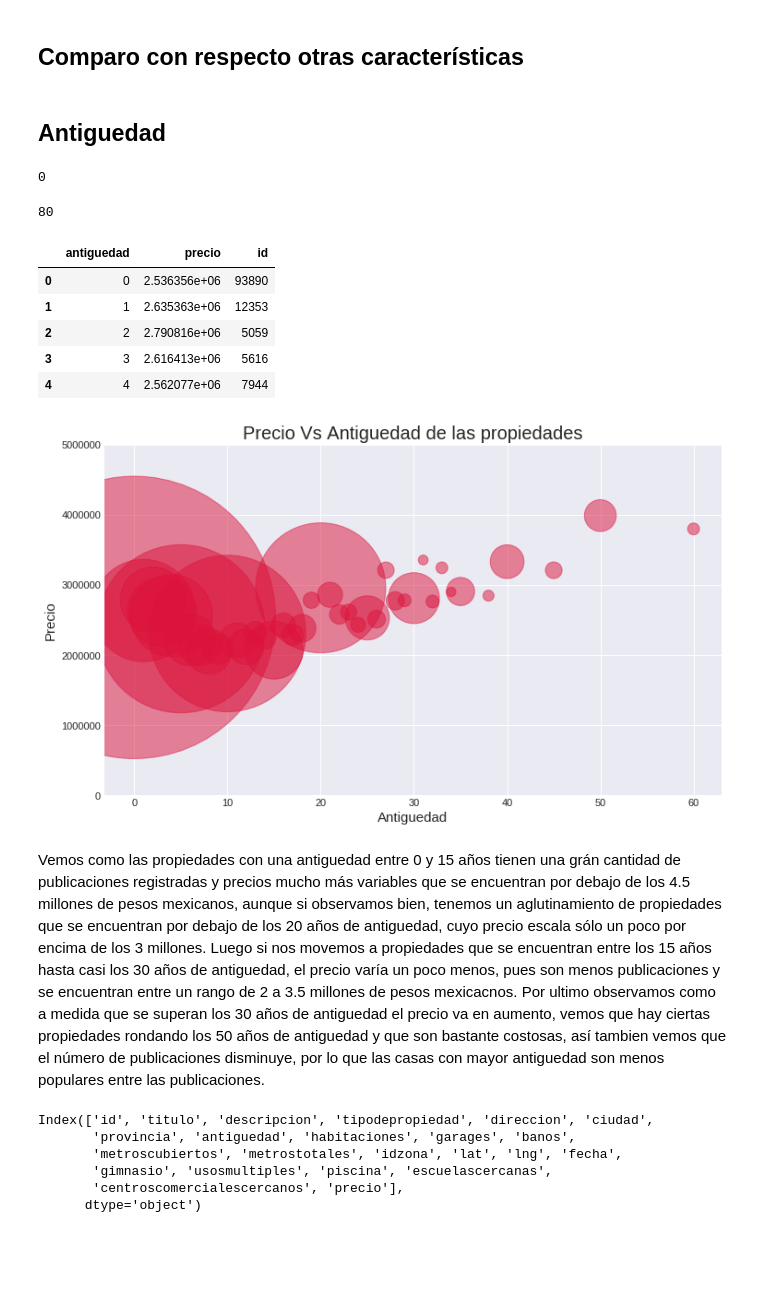
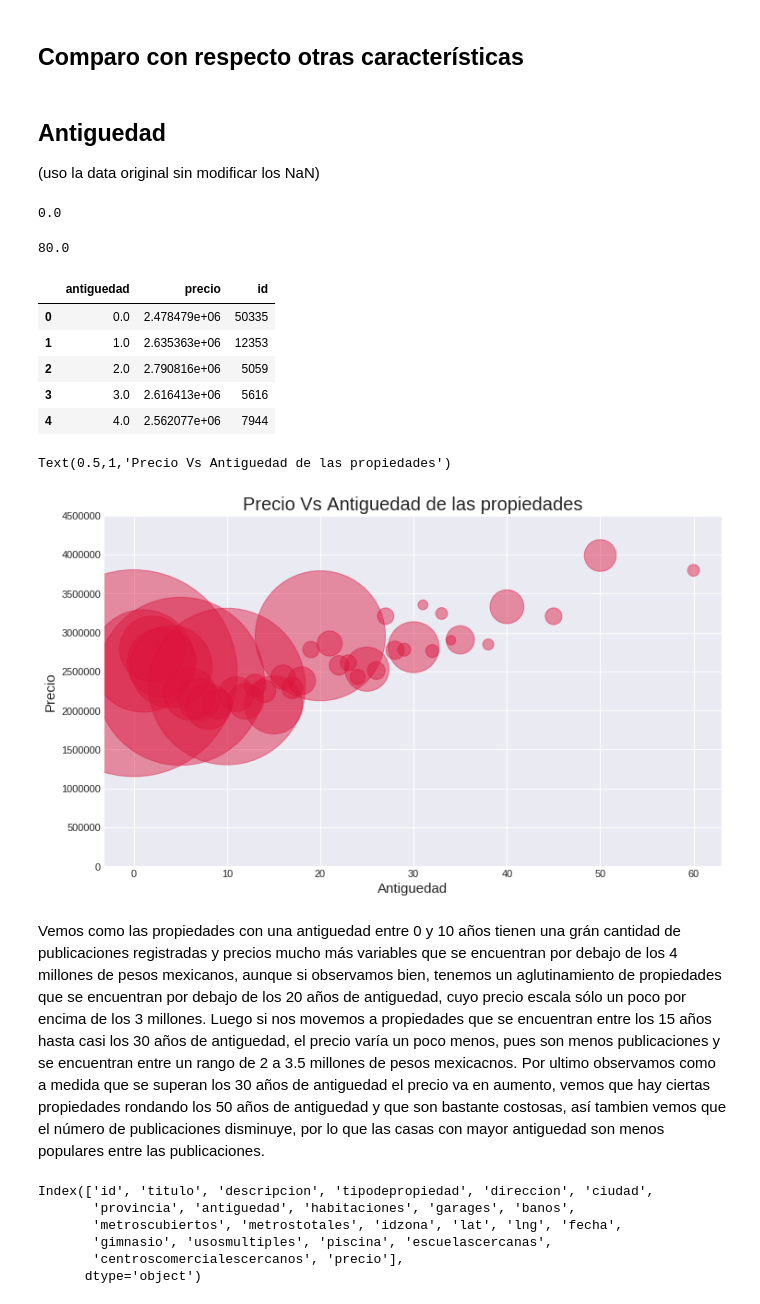
Before and after one commit to luctiz/Grupo43-TP1, a Jupyter notebook: AnalisisSobrePrecio.ipynb, the cells around one changed output. Cells and saved outputs as stored; diff of their text form; code cells hidden in the pictures; blank space fills up the shorter version.

```diff
--- a/AnalisisSobrePrecio.ipynb
+++ b/AnalisisSobrePrecio.ipynb
@@ -284,42 +284,44 @@ Vemos como las propiedades con centros comerciales cercanos y con escuelas cerca
 Vemos que hay una poca cantidad de publicaciones con precios super variados, desde bajos hasta muy altos, pero a medida que la cantidad de publicaciones aumenta el precio comienza a disminuir, por lo que parecen ser mucho más populares las publicaciones de propiedades que posean éstas características y se encuentren a un precio relativamente bajo.
 # %% [markdown]
 ## Comparo con respecto otras características
-# %% [markdown]
-## Antiguedad
+# %% [markdown]
+## Antiguedad
+
+(uso la data original sin modificar los NaN)
 # %%
-df.antiguedad.min()
+data.antiguedad.min()
 # %% [output]
-0
+0.0
 # %%
-df.antiguedad.max()
+data.antiguedad.max()
 # %% [output]
-80
+80.0
 # %%
-precio_antiguedad = df[['precio', 'antiguedad', 'id']].loc[~(df.antiguedad.isnull())].groupby('antiguedad').agg({'precio': 'mean', 'id':'count'}).reset_index()
+precio_antiguedad = data[['precio', 'antiguedad', 'id']].loc[~(df.antiguedad.isnull())].groupby('antiguedad').agg({'precio': 'mean', 'id':'count'}).reset_index()
 precio_antiguedad.head()
 # %% [output]
 |  | antiguedad | precio | id |
-| 0 | 0 | 2.536356e+06 | 93890 |
-| 1 | 1 | 2.635363e+06 | 12353 |
-| 2 | 2 | 2.790816e+06 | 5059 |
-| 3 | 3 | 2.616413e+06 | 5616 |
-| 4 | 4 | 2.562077e+06 | 7944 |
+| 0 | 0.0 | 2.478479e+06 | 50335 |
+| 1 | 1.0 | 2.635363e+06 | 12353 |
+| 2 | 2.0 | 2.790816e+06 | 5059 |
+| 3 | 3.0 | 2.616413e+06 | 5616 |
+| 4 | 4.0 | 2.562077e+06 | 7944 |
 # %%
 #Voy a filtrar las antiguedades que contengan menos de 100 publicaciones, así evitamos a la "ecuación más peligros del mundo"
 precio_antiguedad = precio_antiguedad.loc[precio_antiguedad.id >= 100]
 # %%
 plt.figure(figsize = (12,7))
 plt.style.use('seaborn-darkgrid')
-plt.scatter(precio_antiguedad['antiguedad'], precio_antiguedad['precio'], s = precio_antiguedad['id'], color = 'crimson', alpha = 0.5)
+plt.scatter(precio_antiguedad['antiguedad'], precio_antiguedad['precio'], s = precio_antiguedad['id'], color = 'crimson', alpha = 0.45)
 plt.xlabel('Antiguedad', fontsize = 15)
 plt.ylabel('Precio', fontsize = 15)
-plt.ylim(0,5000000)
+plt.yticks(range(0,5000000, 500000))
 plt.title('Precio Vs Antiguedad de las propiedades', fontsize = 20)
-plt.show()
 # %% [output]
+Text(0.5,1,'Precio Vs Antiguedad de las propiedades')
-[figure, old version]
+[figure, new version]
 # %% [markdown]
-Vemos como las propiedades con una antiguedad entre 0 y 15 años tienen una grán cantidad de publicaciones registradas y precios mucho más variables que se encuentran por debajo de los 4.5 millones de pesos mexicanos, aunque si observamos bien, tenemos un aglutinamiento de propiedades que se encuentran por debajo de los 20 años de antiguedad, cuyo precio escala sólo un poco por encima de los 3 millones. Luego si nos movemos a propiedades que se encuentran entre los 15 años hasta casi los 30 años de antiguedad, el precio varía un poco menos, pues son menos publicaciones y se encuentran entre un rango de 2 a 3.5 millones de pesos mexicacnos.
+Vemos como las propiedades con una antiguedad entre 0 y 10 años tienen una grán cantidad de publicaciones registradas y precios mucho más variables que se encuentran por debajo de los 4 millones de pesos mexicanos, aunque si observamos bien, tenemos un aglutinamiento de propiedades que se encuentran por debajo de los 20 años de antiguedad, cuyo precio escala sólo un poco por encima de los 3 millones. Luego si nos movemos a propiedades que se encuentran entre los 15 años hasta casi los 30 años de antiguedad, el precio varía un poco menos, pues son menos publicaciones y se encuentran entre un rango de 2 a 3.5 millones de pesos mexicacnos.
 Por ultimo observamos como a medida que se superan los 30 años de antiguedad el precio va en aumento, vemos que hay ciertas propiedades rondando los 50 años de antiguedad y que son bastante costosas, así tambien vemos que el número de publicaciones disminuye, por lo que las casas con mayor antiguedad son menos populares entre las publicaciones.
 # %%
 df.columns
```
Also changed, not shown: parts of 6 cells of this notebook.
